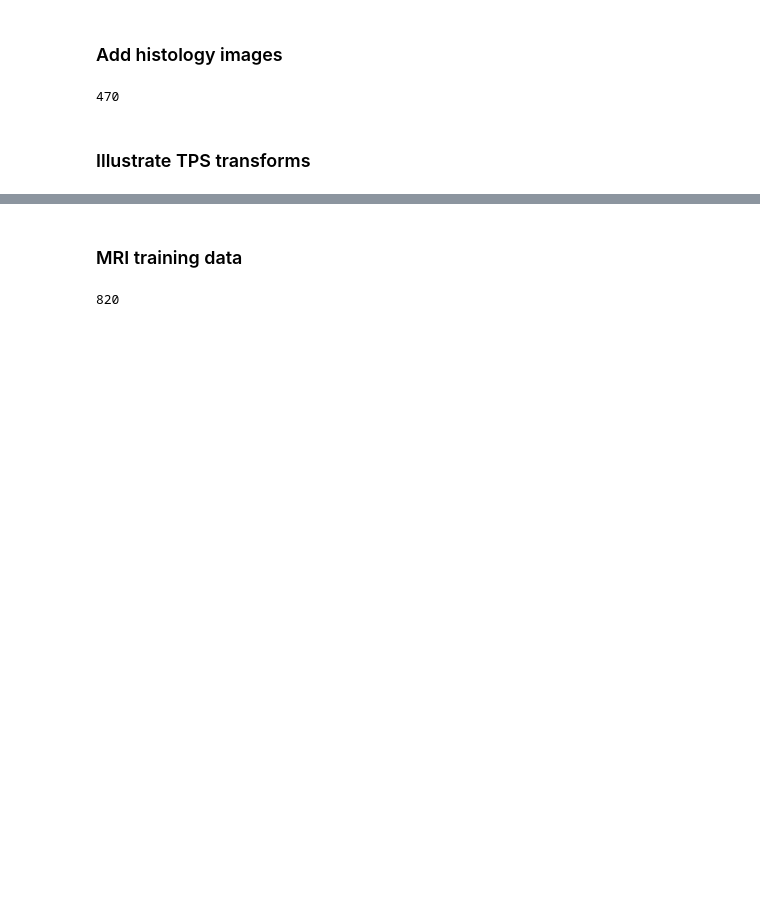
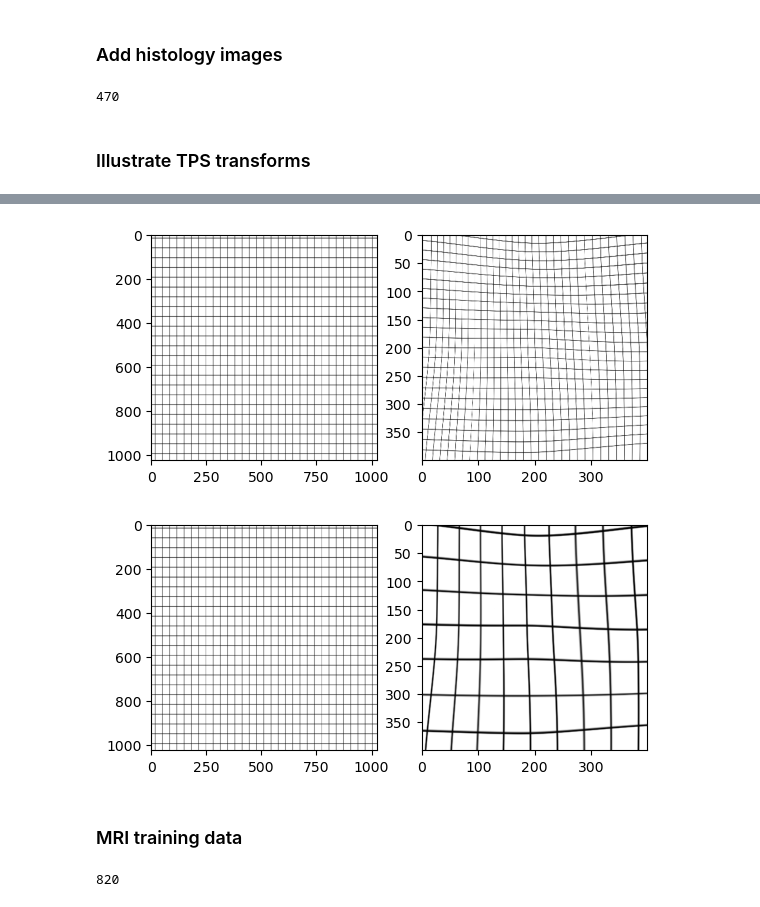
Before and after one commit to Martamasramon/ProsRegNet, a Jupyter notebook: analyse_training_transforms.ipynb, the cells around one changed output, grey strips where cells are left out. Drawn from its saved outputs; the diff is of its cells as text; code cells hidden in the pictures; blank space fills up the shorter version.

```diff
--- a/analyse_training_transforms.ipynb
+++ b/analyse_training_transforms.ipynb
@@ -69,7 +35,7 @@ def random_transform(pd='', image_name='', min_max=[], name=True):
         output['ImageA'] = image_name
         output['ImageB'] = image_name
 
-    if min_max.any():
+    if len(min_max):
         for i in range(1,19):
             name    = 't' + str(i)
             value   = np.random.uniform(min_max[0,i-1], min_max[1,i-1])
@@ -207,8 +172,6 @@ def tps_Grid(theta_tps, norm=False):
     theta_tps = torch.Tensor(theta_tps)
     if norm:
         theta_tps = normalize(theta_tps)
-        print(theta_tps)
-
 
     # Preprocess image
     source_image = io.imread('../Dataset/Data/grid.png')
@@ -226,7 +189,10 @@ def tps_Grid(theta_tps, norm=False):
     # Ignore negative values
     warped_image_np[warped_image_np < 0] = 0
     source_image = source_image.permute(0,2,3,1)
-    return source_image, warped_image_np
+
+    fig, axs = plt.subplots(1,2)
+    axs[0].imshow(np.squeeze(source_image))
+    axs[1].imshow(warped_image_np)
 # %%
 tps =[
             [
@@ -274,6 +225,21 @@ tensor([[-0.0842, -0.2247,  0.0778,  0.1140, -0.3184, -0.5353, -0.0076,  0.2082,
 [figure]
 [figure]
 [figure]
+# %%
+min_max = [[-1.1, -1.1, -1.1, -0.1, -0.1, -0.1, 0.9, 0.9, 0.9,-1.1, -0.1, 0.9,-1.1, -0.1, 0.9,-1.1, -0.1, 0.9],
+            [-0.9, -0.9, -0.9, 0.1,  0.1,  0.1, 1.1, 1.1, 1.1,-0.9, 0.1, 1.1,-0.9, 0.1, 1.1,-0.9, 0.1, 1.1]]
+min_max = np.array(min_max)
+
+tps = []
+for i in range(18):
+    tps.append(np.random.uniform(min_max[0,i], min_max[1,i]))
+tps = [tps]
+
+tps_Grid(tps)
+tps_Grid(tps, norm=True)
+# %% [output]
+[figure, added]
+[figure, added]
 # %% [markdown]
 ### MRI training data
 # %%
```
Also changed, not shown: parts of 6 cells of this notebook.
